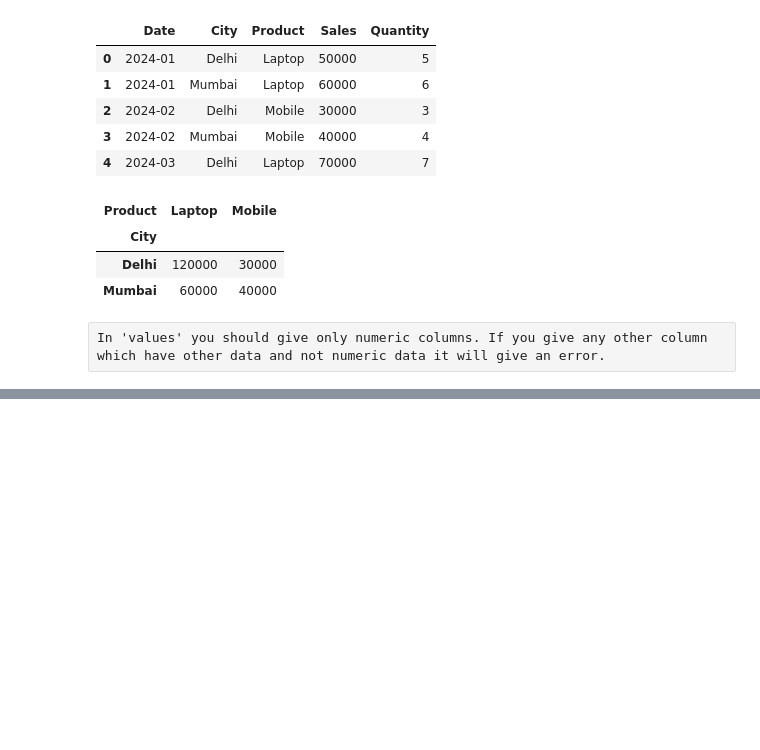
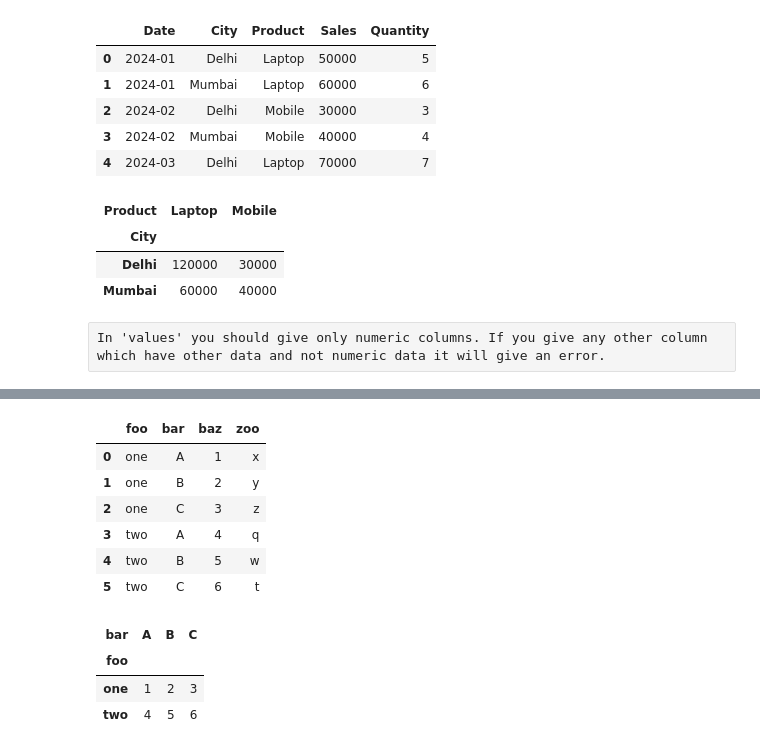
Before and after one commit to theaditya24/COMPLETE-PYTHON-FOR-DATA-ANALYTICS, a Jupyter notebook: pandas.ipynb, the cells around one changed output, grey strips where cells are left out. Cells and saved outputs as stored; diff of their text form; code cells hidden in the pictures; blank space fills up the shorter version.

```diff
--- a/pandas.ipynb
+++ b/pandas.ipynb
@@ -1684,0 +1752,25 @@ In 'values' you should give only numeric columns. If you give any other column w
+# %%
+import pandas as pd
+
+df = pd.DataFrame({
+    'foo': ['one', 'one', 'one', 'two', 'two', 'two'],
+    'bar': ['A', 'B', 'C', 'A', 'B', 'C'],
+    'baz': [1, 2, 3, 4, 5, 6],
+    'zoo': ['x', 'y', 'z', 'q', 'w', 't']
+})
+df
+# %% [output]
+|  | foo | bar | baz | zoo |
+| 0 | one | A | 1 | x |
+| 1 | one | B | 2 | y |
+| 2 | one | C | 3 | z |
+| 3 | two | A | 4 | q |
+| 4 | two | B | 5 | w |
+| 5 | two | C | 6 | t |
+# %%
+df.pivot(index='foo', columns='bar', values='baz')
+# %% [output]
+| bar | A | B | C |
+| foo |  |  |  |
+| one | 1 | 2 | 3 |
+| two | 4 | 5 | 6 |
```
Also changed, not shown: parts of 11 cells of this notebook, 2 other files.
